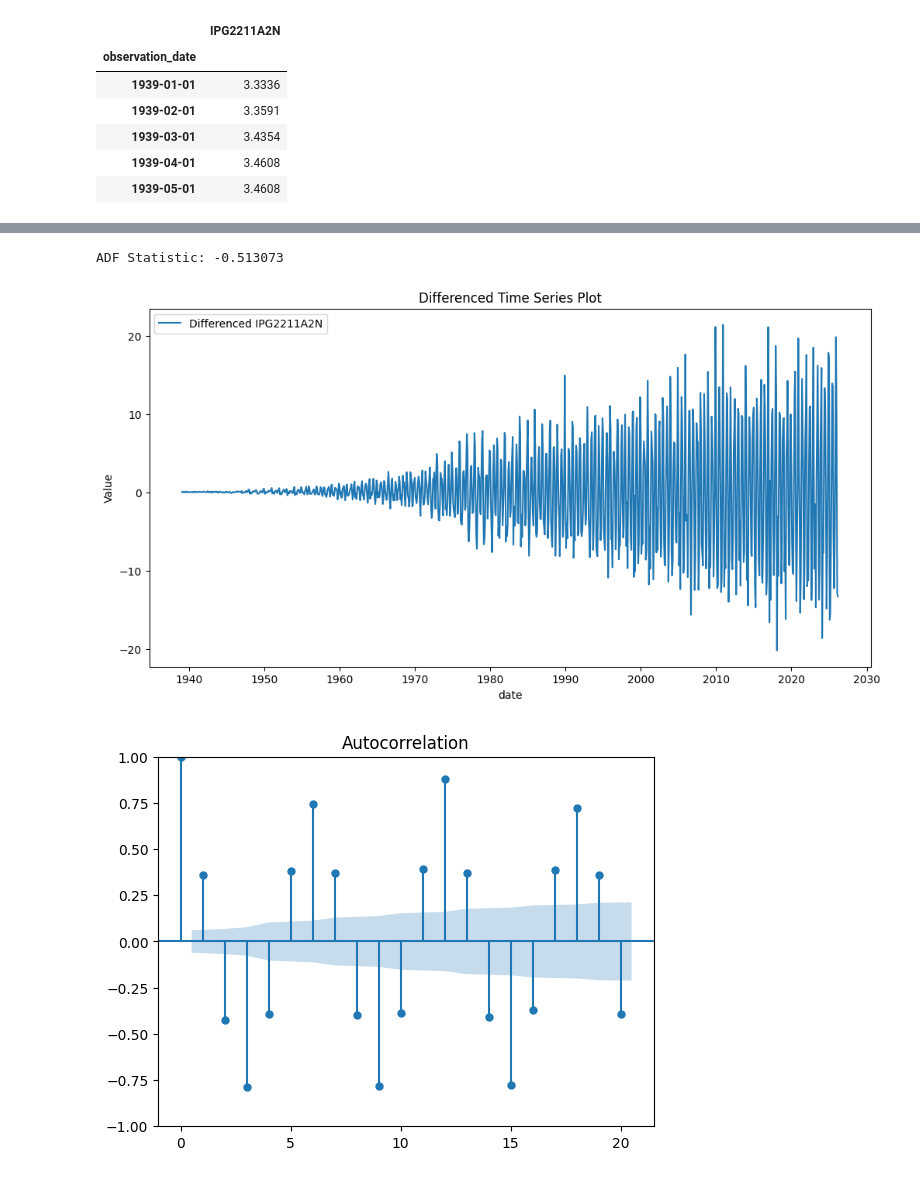
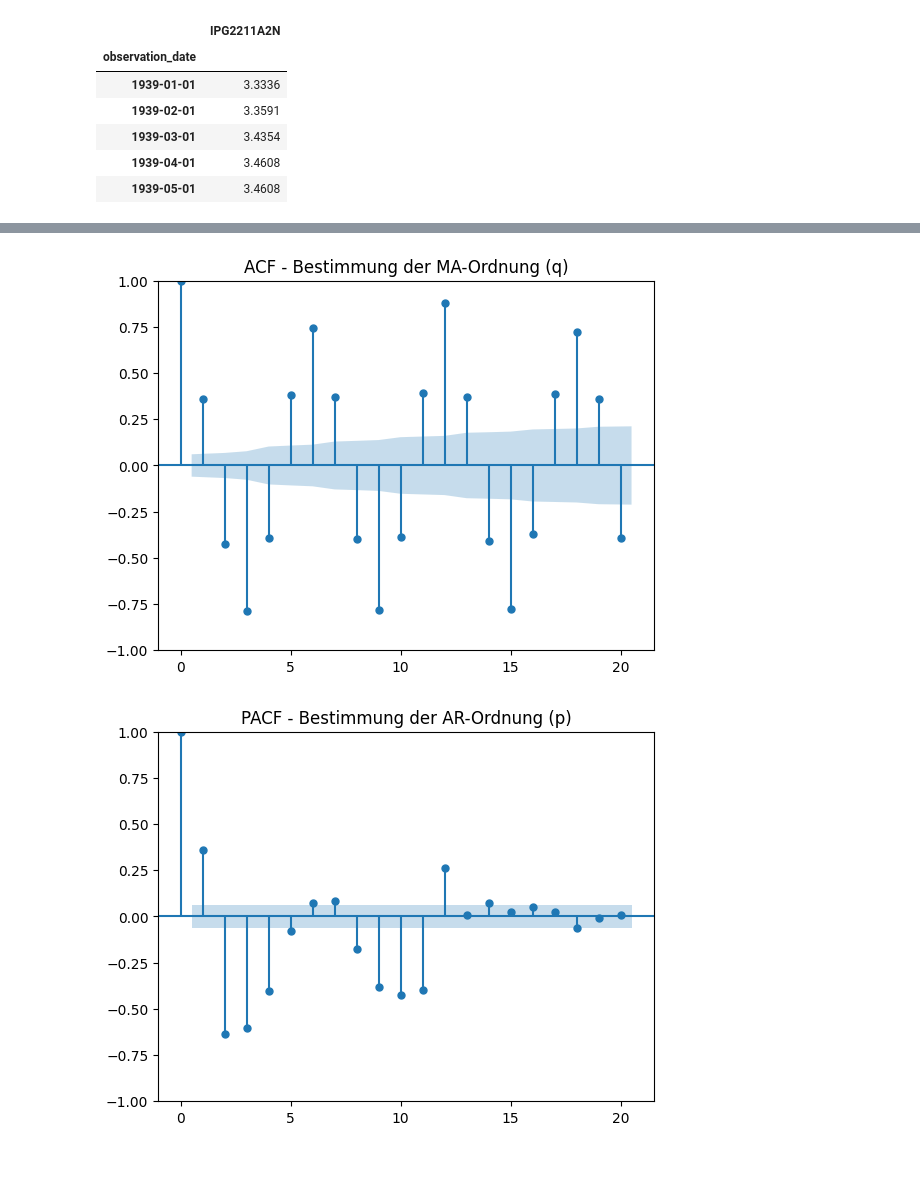
Before and after one commit to NicoBrn03/DaBi-Projektarbeit, a Jupyter notebook: Abgabe 2/ARMA_start.ipynb, the cells around one changed output, grey strips where cells are left out. Saved outputs shown, nothing was run; the diff lists cells and outputs as text; code cells hidden in the pictures.

```diff
--- a/Abgabe 2/ARMA_start.ipynb
+++ b/Abgabe 2/ARMA_start.ipynb
@@ -61,22 +124,8 @@ Warnings:
 # %%
-#Zeitreihe auswählen
-time_series = df['IPG2211A2N']
+# Erste Differenzierung um den Trend zu entfernen (d=1)
+time_series_diff = time_series.diff().dropna()
 
-#zeitreihe Plotten:
-plt.figure(figsize=(12, 6))
-plt.plot(time_series, label='IPG2211A2N')
-plt.xlabel('date')
-plt.ylabel('Value')
-plt.title('Time Series Plot')
-plt.legend()
-plt.show()
-
-#Stationärität prüfen
-result = adfuller(time_series)
-print('ADF Statistic: %f' % result[0])
-
-#Differenzieren der zeitreihe und plotten
-time_series_diff = time_series.diff().dropna()
+# Differenzierte Zeitreihe plotten zur visuellen Kontrolle
 plt.figure(figsize=(12, 6))
 plt.plot(time_series_diff, label='Differenced IPG2211A2N')
 plt.xlabel('date')
@@ -85,8 +134,11 @@ plt.title('Differenced Time Series Plot')
 plt.legend()
 plt.show()
 
-#ACF und PACF Plotten
+# ACF: zeigt bei welchem Lag die Autokorrelation abschneidet -> MA-Ordnung q
+# PACF: zeigt bei welchem Lag die partielle Autokorrelation abschneidet -> AR-Ordnung p
 plot_acf(time_series_diff, lags=20)
+plt.title('ACF - Bestimmung der MA-Ordnung (q)')
 plot_pacf(time_series_diff, lags=20)
+plt.title('PACF - Bestimmung der AR-Ordnung (p)')
 plt.show()
 # %% [output]
@@ -94,3 +146,2 @@ plt.show()
-ADF Statistic: -0.513073
-[figure, old version]
+[figure, new version]
-[figure, old version]
+[figure, new version]
```
Also changed, not shown: parts of 11 cells of this notebook.
